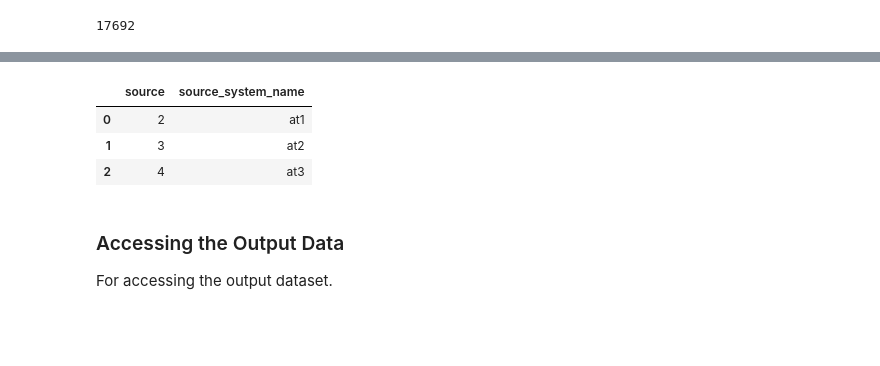
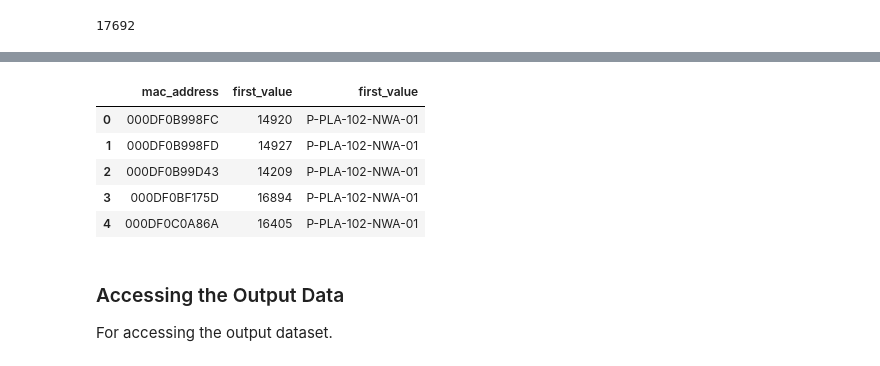
Before and after one commit to pitulujan/useful_stuff, a Jupyter notebook: working_submission.ipynb, the cells around one changed output, grey strips where cells are left out. Saved outputs shown, nothing was run; the diff lists cells and outputs as text; code cells hidden in the pictures; blank space fills up the shorter version.

```diff
--- a/working_submission.ipynb
+++ b/working_submission.ipynb
@@ -389,18 +389,20 @@ data.head()
 | 4 | 26062 | 14716 | 1.3 | 306 | c6bf85323a | Inactive | 24:C6:96:4C:C4:C7 | "contextmedia" | ... |
 # %%
 pandas_ams_cms_input_precursor = pd.DataFrame(columns=['asset_tag','source_system','source_system_id','source_system_asset_name','product','product_use','cmh_id','device_location_status','last_pinged_at','mac_address','public_ip_address','sku','created_at','installed_date','deleted_at','reason_for_deletion','export_date'])
-# %%
-sql="""    SELECT DISTINCT A.SOURCE,
-                    'at'|| DENSE_RANK() OVER (ORDER BY SOURCE ASC) AS SOURCE_SYSTEM_NAME
-    FROM data_engineer.airtight_sensors_history A
-    WHERE A.EXPORT_DATE = (SELECT value::date FROM data_engineer.ams_rules_input WHERE rule = 'Rollforward date')"""
-data = sqlio.read_sql_query(sql, conn)
-data.head()
-# %% [output]
-|  | source | source_system_name |
-| 0 | 2 | at1 |
-| 1 | 3 | at2 |
-| 2 | 4 | at3 |
+# %%
+sql="""SELECT DISTINCT TRIM(UPPER(REPLACE(COALESCE(serial_number, mac_address),':',''))) AS mac_address,
+                                        FIRST_VALUE(a.asset_tag) OVER(PARTITION BY TRIM(UPPER(REPLACE(COALESCE(serial_number, mac_address),':',''))) ORDER BY created_date DESC ROWS UNBOUNDED PRECEDING),
+                                        FIRST_VALUE(a.sku) OVER(PARTITION BY TRIM(UPPER(REPLACE(COALESCE(serial_number, mac_address),':',''))) ORDER BY created_date DESC ROWS UNBOUNDED PRECEDING)
+                          FROM data_engineer.ams_sf_assets_input a"""
+data = sqlio.read_sql_query(sql, conn)
+data.head()
+# %% [output]
+|  | mac_address | first_value | first_value |
+| 0 | 000DF0B998FC | 14920 | P-PLA-102-NWA-01 |
+| 1 | 000DF0B998FD | 14927 | P-PLA-102-NWA-01 |
+| 2 | 000DF0B99D43 | 14209 | P-PLA-102-NWA-01 |
+| 3 | 000DF0BF175D | 16894 | P-PLA-102-NWA-01 |
+| 4 | 000DF0C0A86A | 16405 | P-PLA-102-NWA-01 |
 # %% [markdown]
 ### Accessing the Output Data
 For accessing the output dataset.
```
Also changed, not shown: 1 other file.
